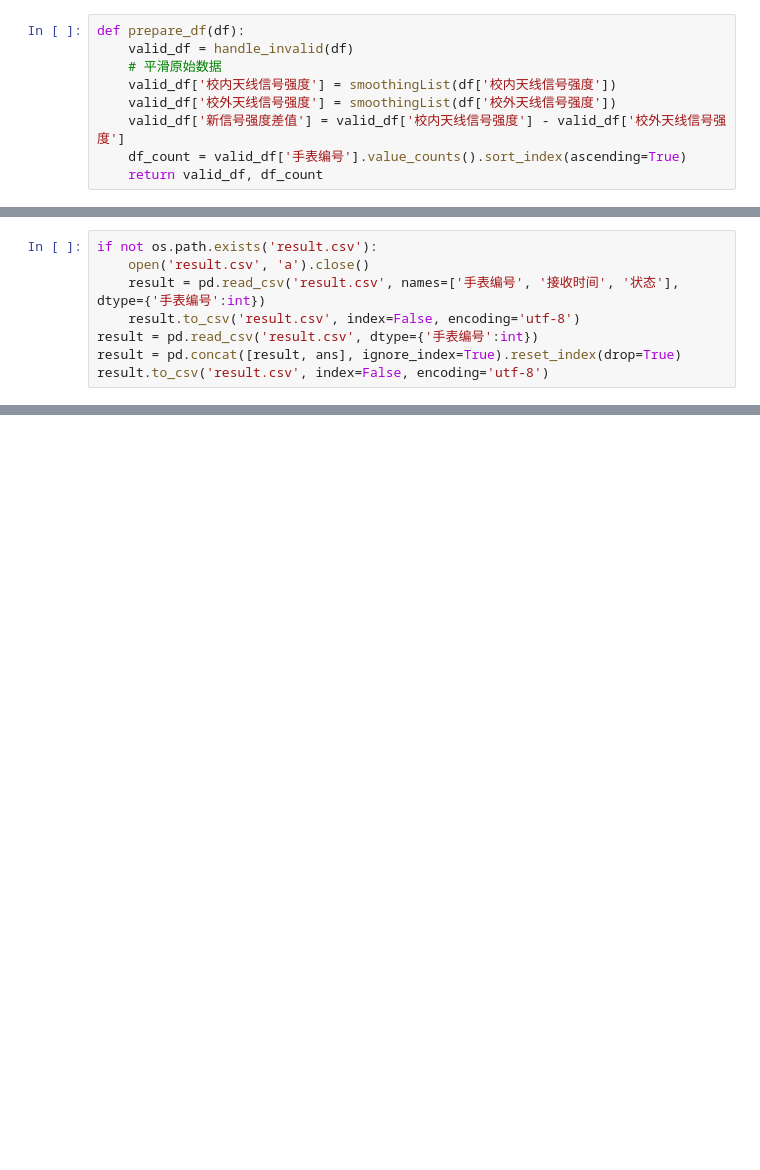
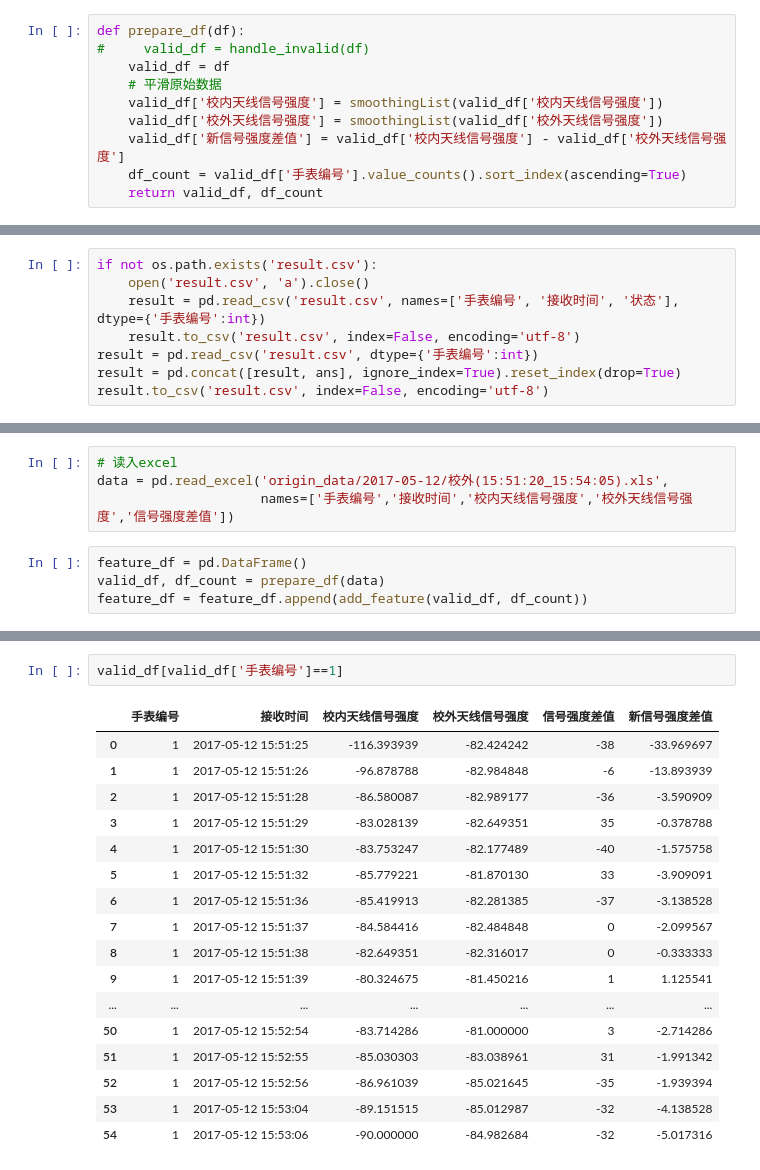
Before and after one commit to zbbyr/detect_pattern, a Jupyter notebook: detect_model_icom.ipynb, the cells around one changed output, grey strips where cells are left out. Cells and saved outputs as stored; diff of their text form; blank space fills up the shorter version.

```diff
--- a/detect_model_icom.ipynb
+++ b/detect_model_icom.ipynb
@@ -63,10 +62,11 @@ def handle_invalid(df):
     return df_copy
 # %%
 def prepare_df(df):
-    valid_df = handle_invalid(df)
+#     valid_df = handle_invalid(df)
+    valid_df = df
     # 平滑原始数据
-    valid_df['校内天线信号强度'] = smoothingList(df['校内天线信号强度'])
-    valid_df['校外天线信号强度'] = smoothingList(df['校外天线信号强度'])
+    valid_df['校内天线信号强度'] = smoothingList(valid_df['校内天线信号强度'])
+    valid_df['校外天线信号强度'] = smoothingList(valid_df['校外天线信号强度'])
     valid_df['新信号强度差值'] = valid_df['校内天线信号强度'] - valid_df['校外天线信号强度']
     df_count = valid_df['手表编号'].value_counts().sort_index(ascending=True)
     return valid_df, df_count
@@ -144,0 +147,8 @@ result.to_csv('result.csv', index=False, encoding='utf-8')
+# %%
+# 读入excel
+data = pd.read_excel('origin_data/2017-05-12/校外(15:51:20_15:54:05).xls',
+                     names=['手表编号','接收时间','校内天线信号强度','校外天线信号强度','信号强度差值'])
+# %%
+feature_df = pd.DataFrame()
+valid_df, df_count = prepare_df(data)
+feature_df = feature_df.append(add_feature(valid_df, df_count))
@@ -144,0 +197,20 @@ result.to_csv('result.csv', index=False, encoding='utf-8')
+# %%
+valid_df[valid_df['手表编号']==1]
+# %% [output]
+|  | 手表编号 | 接收时间 | 校内天线信号强度 | 校外天线信号强度 | 信号强度差值 | 新信号强度差值 |
+| 0 | 1 | 2017-05-12 15:51:25 | -116.393939 | -82.424242 | -38 | -33.969697 |
+| 1 | 1 | 2017-05-12 15:51:26 | -96.878788 | -82.984848 | -6 | -13.893939 |
+| 2 | 1 | 2017-05-12 15:51:28 | -86.580087 | -82.989177 | -36 | -3.590909 |
+| 3 | 1 | 2017-05-12 15:51:29 | -83.028139 | -82.649351 | 35 | -0.378788 |
+| 4 | 1 | 2017-05-12 15:51:30 | -83.753247 | -82.177489 | -40 | -1.575758 |
+| 5 | 1 | 2017-05-12 15:51:32 | -85.779221 | -81.870130 | 33 | -3.909091 |
+| 6 | 1 | 2017-05-12 15:51:36 | -85.419913 | -82.281385 | -37 | -3.138528 |
+| 7 | 1 | 2017-05-12 15:51:37 | -84.584416 | -82.484848 | 0 | -2.099567 |
+| 8 | 1 | 2017-05-12 15:51:38 | -82.649351 | -82.316017 | 0 | -0.333333 |
+| 9 | 1 | 2017-05-12 15:51:39 | -80.324675 | -81.450216 | 1 | 1.125541 |
+| ... | ... | ... | ... | ... | ... | ... |
+| 50 | 1 | 2017-05-12 15:52:54 | -83.714286 | -81.000000 | 3 | -2.714286 |
+| 51 | 1 | 2017-05-12 15:52:55 | -85.030303 | -83.038961 | 31 | -1.991342 |
+| 52 | 1 | 2017-05-12 15:52:56 | -86.961039 | -85.021645 | -35 | -1.939394 |
+| 53 | 1 | 2017-05-12 15:53:04 | -89.151515 | -85.012987 | -32 | -4.138528 |
+| 54 | 1 | 2017-05-12 15:53:06 | -90.000000 | -84.982684 | -32 | -5.017316 |
```
Also changed, not shown: parts of 7 cells of this notebook, 21 other files.
